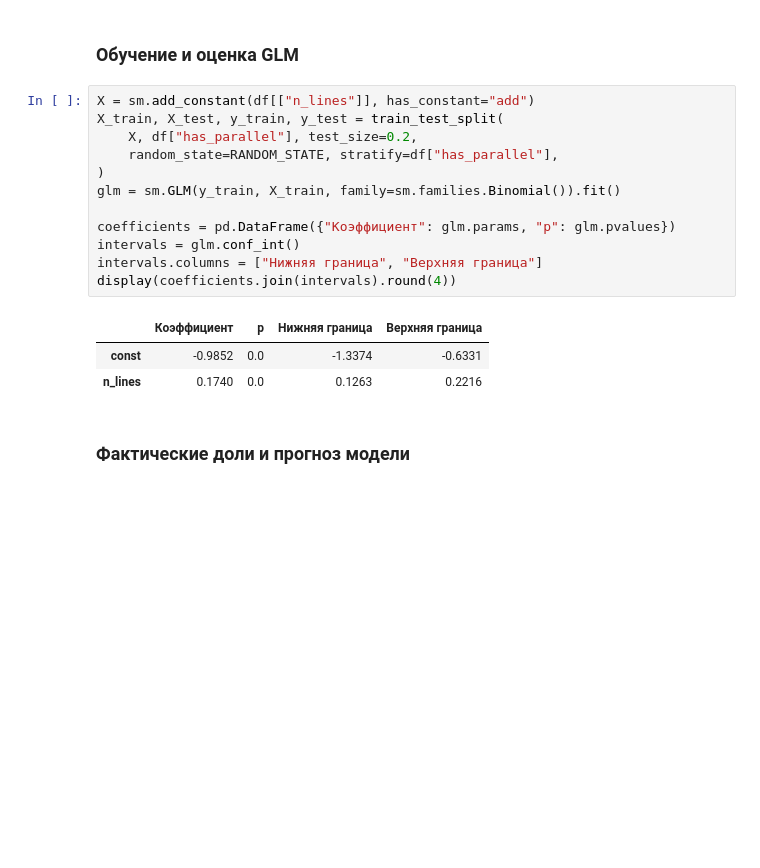
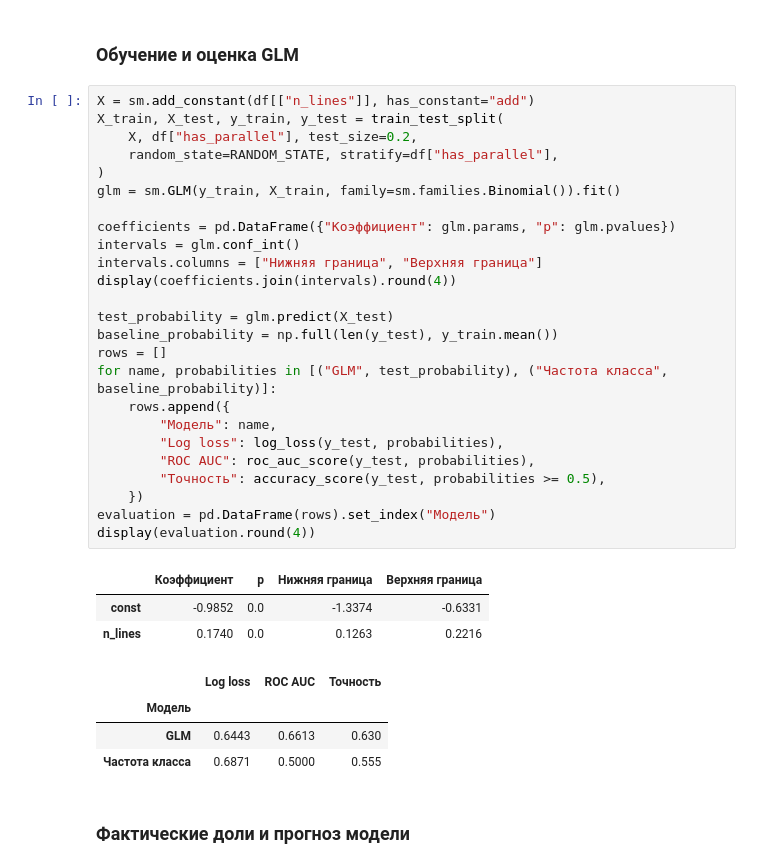
Before and after one commit to Ardrass2/GLMExample, a Jupyter notebook: glm_parallelism.ipynb, the cells around one changed output. Drawn from its saved outputs; the diff is of its cells as text; blank space fills up the shorter version.

Commit message:
feat: evaluate predictions

```diff
--- a/glm_parallelism.ipynb
+++ b/glm_parallelism.ipynb
@@ -161,19 +162,36 @@ print(f"С параллельностью {parallel_count} из {len(df)} эск
 # %%
 X = sm.add_constant(df[["n_lines"]], has_constant="add")
 X_train, X_test, y_train, y_test = train_test_split(
     X, df["has_parallel"], test_size=0.2,
     random_state=RANDOM_STATE, stratify=df["has_parallel"],
 )
 glm = sm.GLM(y_train, X_train, family=sm.families.Binomial()).fit()
 
 coefficients = pd.DataFrame({"Коэффициент": glm.params, "p": glm.pvalues})
 intervals = glm.conf_int()
 intervals.columns = ["Нижняя граница", "Верхняя граница"]
 display(coefficients.join(intervals).round(4))
+
+test_probability = glm.predict(X_test)
+baseline_probability = np.full(len(y_test), y_train.mean())
+rows = []
+for name, probabilities in [("GLM", test_probability), ("Частота класса", baseline_probability)]:
+    rows.append({
+        "Модель": name,
+        "Log loss": log_loss(y_test, probabilities),
+        "ROC AUC": roc_auc_score(y_test, probabilities),
+        "Точность": accuracy_score(y_test, probabilities >= 0.5),
+    })
+evaluation = pd.DataFrame(rows).set_index("Модель")
+display(evaluation.round(4))
 # %% [output]
 |  | Коэффициент | p | Нижняя граница | Верхняя граница |
 | const | -0.9852 | 0.0 | -1.3374 | -0.6331 |
 | n_lines | 0.1740 | 0.0 | 0.1263 | 0.2216 |
+|  | Log loss | ROC AUC | Точность |
+| Модель |  |  |  |
+| GLM | 0.6443 | 0.6613 | 0.630 |
+| Частота класса | 0.6871 | 0.5000 | 0.555 |
 # %% [markdown]
 ### Фактические доли и прогноз модели
 # %%
```
Also changed, not shown: parts of 1 cell of this notebook.
